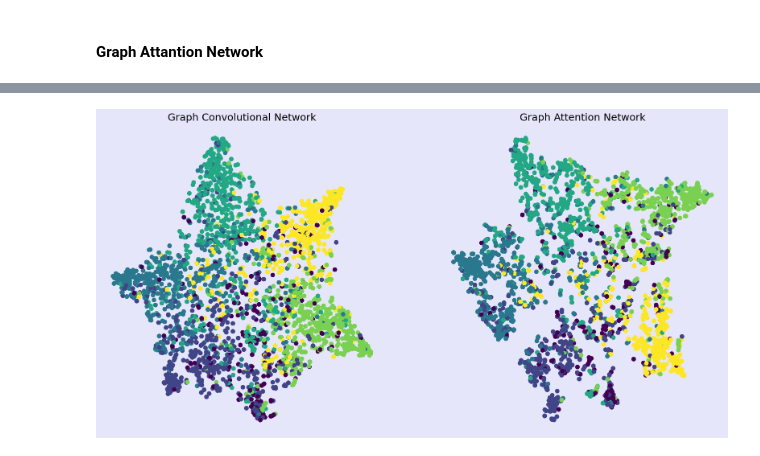
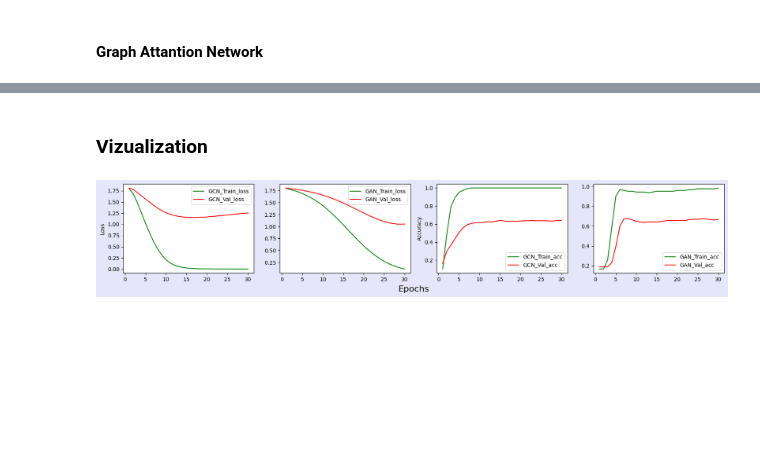
Before and after one commit to lukabarbakadze/Graphs, a Jupyter notebook: code.ipynb, the cells around one changed output, grey strips where cells are left out. Saved outputs shown, nothing was run; the diff lists cells and outputs as text; code cells hidden in the pictures; blank space fills up the shorter version.

```diff
--- a/code.ipynb
+++ b/code.ipynb
@@ -133,7 +149,7 @@ GAN = GANetwork(in_features=in_features,
                 alpha=alpha,
                 bias=bias)
 # %%
-num_epochs = 10
+num_epochs = 30
 lr_rate=0.001
 
 loss_fn = nn.CrossEntropyLoss()
@@ -141,6 +157,9 @@ optimizer = torch.optim.Adam(GAN.parameters(), lr=lr_rate)
 # %%
 X, A = X.unsqueeze(axis=0), A.unsqueeze(axis=0)
 # %%
+train_epoch_losses2, val_epoch_losses2 = [], []
+train_epoch_acc2, val_epoch_acc2 = [], []
+
 for epoch in range(num_epochs):
     _, preds = GAN(X, A)
     loss = loss_fn(preds.squeeze(axis=0)[data.train_mask], data.y[data.train_mask])
@@ -152,5 +171,10 @@ for epoch in range(num_epochs):
     val_loss = loss_fn(preds.squeeze(axis=0)[data.val_mask], data.y[data.val_mask])
     val_acc = float((torch.argmax(F.softmax(preds.squeeze(axis=0)[data.val_mask], dim=1), axis=1) == data.y[data.val_mask]).sum() / data.y[data.val_mask].shape[0])
 
+    train_epoch_losses2.append(loss.item())
+    val_epoch_losses2.append(val_loss.item())
+    train_epoch_acc2.append(acc)
+    val_epoch_acc2.append(val_acc)
+
     print(f'Epoch: {epoch+1} | train loss: {loss.item():.3f} | train accuracy: {acc:.3f} | val loss: {val_loss.item():.3f} | val accuracy {val_acc:.3f}')
 # %% [output]
@@ -169,17 +201,31 @@ from sklearn.manifold import TSNE
+# %% [markdown]
+### Vizualization
+# %%
+ls = [train_epoch_losses, val_epoch_losses, train_epoch_acc, val_epoch_acc,
+      train_epoch_losses2, val_epoch_losses2, train_epoch_acc2, val_epoch_acc2]
+# %%
+df = pd.DataFrame(ls).T
+df.columns = ["GCN_Train_loss", "GCN_Val_loss", "GCN_Train_acc", "GCN_Val_acc",
+              "GAN_Train_loss", "GAN_Val_loss", "GAN_Train_acc", "GAN_Val_acc"]
+df.index+=1
+# %%
+figs, axis = plt.subplots(1, 4, figsize=(20,3), facecolor="lavender")
+grids = np.arange(5, 30, 5)
+
+df.iloc[:,0:2].plot(ax=axis[0], color=['green', 'red'], ylabel='Loss')
+
+df.iloc[:,4:6].plot(ax=axis[1], color=['green', 'red'])
+
+df.iloc[:,2:4].plot(ax=axis[2], color=['green', 'red'], ylabel='Accuracy')
+
+df.iloc[:,6:8].plot(ax=axis[3], color=['green', 'red'])
+
+figs.text(0.5, -0.05, 'Epochs', ha='center', size=16)
+plt.savefig("charts/training_results.png", dpi=300);
+# %% [output]
+[figure, added]
 # %%
 (h1, _), (h2, _) = GCN(X.squeeze(axis=0), A.squeeze(axis=0)), GAN(X, A)
 
 tsne1 = TSNE(n_components=2, learning_rate='auto', init='pca').fit_transform(h1.squeeze(axis=0).detach())
 tsne2 = TSNE(n_components=2, learning_rate='auto', init='pca').fit_transform(h2.squeeze(axis=0).detach())
-# %%
-fig, ax = plt.subplots(1,2, figsize=(20, 10), facecolor='lavender')
-
-ax[0].set_title("Graph Convolutional Network", size=18)
-ax[0].scatter(tsne1[:, 0], tsne1[:, 1], s=50, c=data.y)
-ax[0].axis('off')
-
-ax[1].set_title("Graph Attention Network",  size=18)
-ax[1].scatter(tsne2[:, 0], tsne2[:, 1], s=50, c=data.y)
-ax[1].axis('off');
-# %% [output]
-[figure, removed]
```
Also changed, not shown: parts of 10 cells of this notebook, 4 other files.
